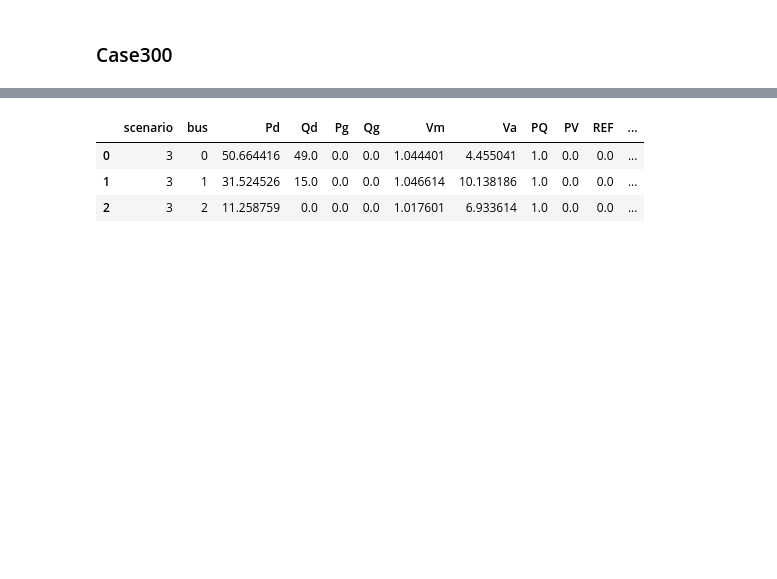
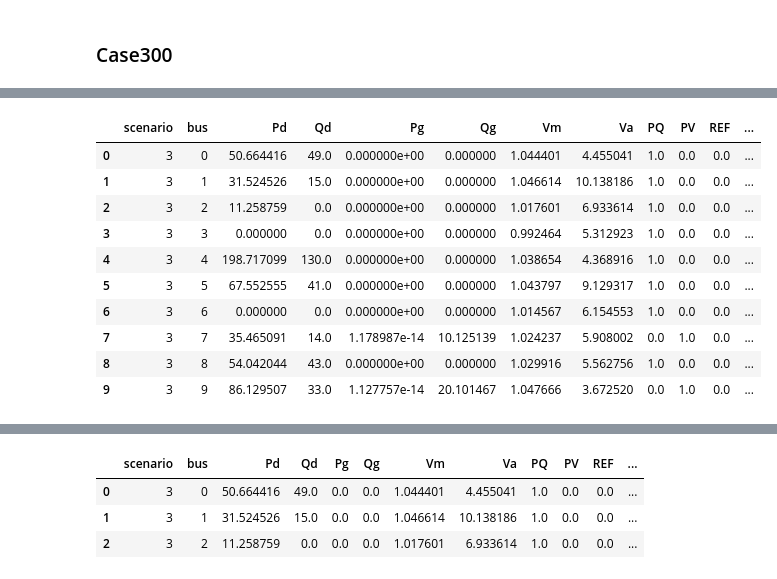
Before and after one commit to gridfm/gridfm-datakit, a Jupyter notebook: notebooks/contingency_demo.ipynb, the cells around one changed output, grey strips where cells are left out. Cells and saved outputs as stored; diff of their text form; code cells hidden in the pictures; blank space fills up the shorter version.

```diff
--- a/notebooks/contingency_demo.ipynb
+++ b/notebooks/contingency_demo.ipynb
@@ -358,0 +429,14 @@ plt.show()
+# %%
+dfn_con.head(10)
+# %% [output]
+|  | scenario | bus | Pd | Qd | Pg | Qg | Vm | Va | PQ | PV | REF | ... |
+| 0 | 3 | 0 | 50.664416 | 49.0 | 0.000000e+00 | 0.000000 | 1.044401 | 4.455041 | 1.0 | 0.0 | 0.0 | ... |
+| 1 | 3 | 1 | 31.524526 | 15.0 | 0.000000e+00 | 0.000000 | 1.046614 | 10.138186 | 1.0 | 0.0 | 0.0 | ... |
+| 2 | 3 | 2 | 11.258759 | 0.0 | 0.000000e+00 | 0.000000 | 1.017601 | 6.933614 | 1.0 | 0.0 | 0.0 | ... |
+| 3 | 3 | 3 | 0.000000 | 0.0 | 0.000000e+00 | 0.000000 | 0.992464 | 5.312923 | 1.0 | 0.0 | 0.0 | ... |
+| 4 | 3 | 4 | 198.717099 | 130.0 | 0.000000e+00 | 0.000000 | 1.038654 | 4.368916 | 1.0 | 0.0 | 0.0 | ... |
+| 5 | 3 | 5 | 67.552555 | 41.0 | 0.000000e+00 | 0.000000 | 1.043797 | 9.129317 | 1.0 | 0.0 | 0.0 | ... |
+| 6 | 3 | 6 | 0.000000 | 0.0 | 0.000000e+00 | 0.000000 | 1.014567 | 6.154553 | 1.0 | 0.0 | 0.0 | ... |
+| 7 | 3 | 7 | 35.465091 | 14.0 | 1.178987e-14 | 10.125139 | 1.024237 | 5.908002 | 0.0 | 1.0 | 0.0 | ... |
+| 8 | 3 | 8 | 54.042044 | 43.0 | 0.000000e+00 | 0.000000 | 1.029916 | 5.562756 | 1.0 | 0.0 | 0.0 | ... |
+| 9 | 3 | 9 | 86.129507 | 33.0 | 1.127757e-14 | 20.101467 | 1.047666 | 3.672520 | 0.0 | 1.0 | 0.0 | ... |
```
Also changed, not shown: parts of 7 cells of this notebook.
